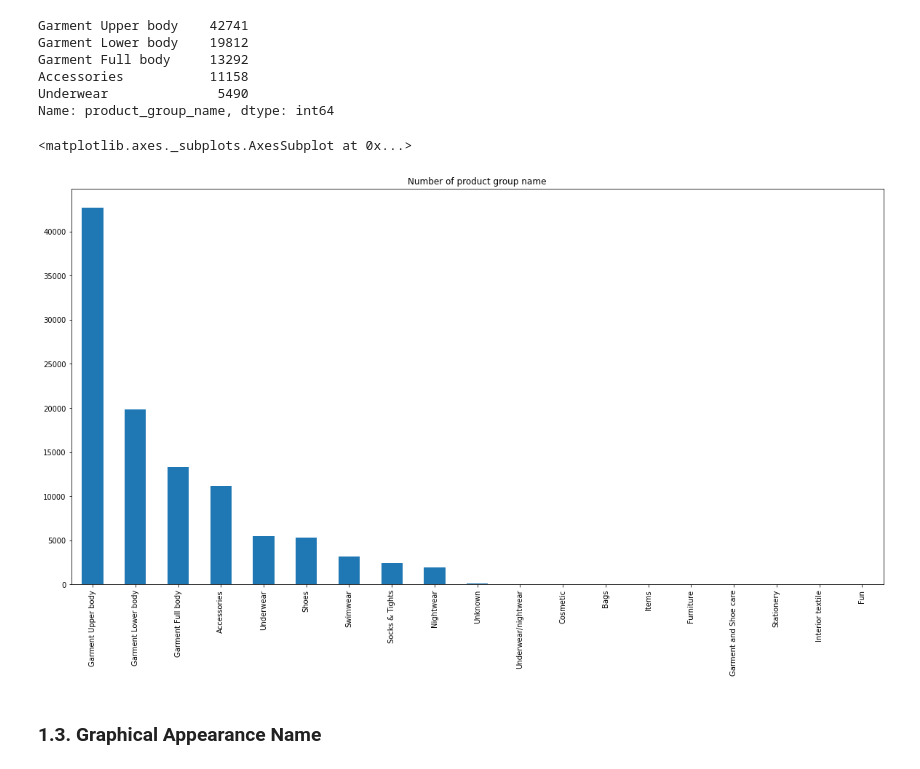
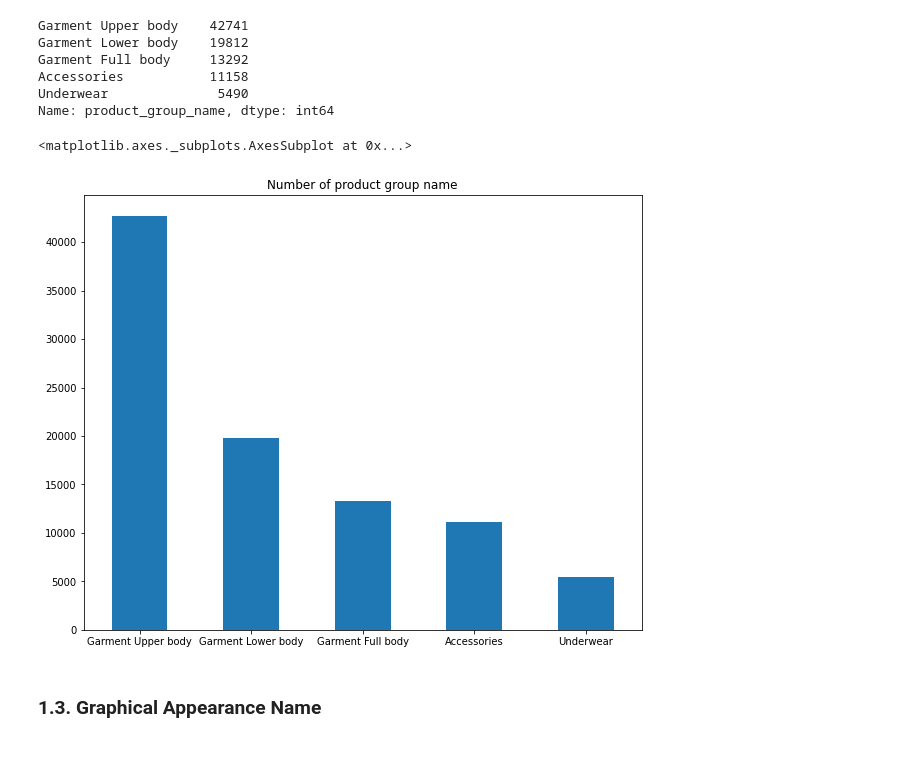
Before and after one commit to thanhyx4/H-M-Personalized-Fashion-Recommendations, a Jupyter notebook: Data_understand_RecSys.ipynb, the cells around one changed output. Drawn from its saved outputs; the diff is of its cells as text; code cells hidden in the pictures.

```diff
--- a/Data_understand_RecSys.ipynb
+++ b/Data_understand_RecSys.ipynb
@@ -87,10 +87,10 @@ Accessories           11158
 Underwear              5490
 Name: product_group_name, dtype: int64
 # %%
-df_article['product_group_name'].value_counts().plot( kind='bar', figsize = (20,10), title = 'Number of product group name')
+df_article['product_group_name'].value_counts().head(5).plot( kind='bar', figsize = (10, 8), title = 'Number of product group name', rot = 00)
 # %% [output]
 <matplotlib.axes._subplots.AxesSubplot at 0x...>
-[figure, old version]
+[figure, new version]
 # %% [markdown]
 ### 1.3. Graphical Appearance Name
 # %%
```
Also changed, not shown: parts of 6 cells of this notebook.
